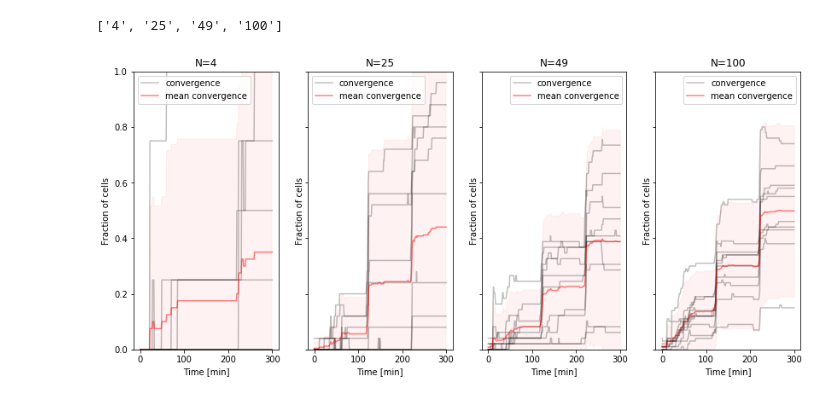
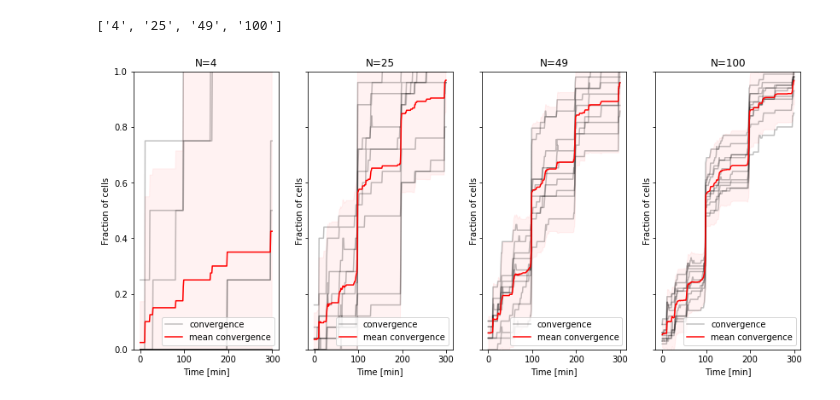
Before and after one commit to ss4774/evolution, a Jupyter notebook: plot_spread.ipynb, the cells around one changed output. Saved outputs shown, nothing was run; the diff lists cells and outputs as text; code cells hidden in the pictures.

```diff
--- a/plot_spread.ipynb
+++ b/plot_spread.ipynb
@@ -12,8 +12,14 @@ import itertools
 from scipy import stats
 
 import pickle
+# %%
+selected_folder = "functions_simple_or2"
+#selected_folder = "functions_simple_and2"
+selected_folder = "functions_minterms_or2"
+#selected_folder = "functions_minterms_and2"
+#selected_folder = "functions_minterms_xor2"
 # %%
-folder = os.path.join("tests", "functions_simple_or2")
+folder = os.path.join("tests", selected_folder)
 subfolders = os.listdir(folder)
 subfolders = [x for x in subfolders if os.path.isdir(os.path.join(folder,x))]
 subfolders = sorted(subfolders, key=lambda x: int(x))
@@ -120,35 +126,35 @@ for i, N in enumerate(Ns):
 
     T, Cs = results[N]
 
     for j,counts in enumerate(Cs):
         if not j:
             ax.plot(T, counts, color="black", alpha = 0.25, label='convergence')
         else:
             ax.plot(T, counts, color="black", alpha = 0.25, label='_no_legend')
     mean_Cs = np.mean(Cs, axis=0)
     std_CS = np.std(Cs, axis=0)
     Cs_low = mean_Cs - 1.96*std_CS
     Cs_up = mean_Cs + 1.96*std_CS
 
-    ax.plot(T, mean_Cs, color="red", alpha = 0.5, label='mean convergence')
+    ax.plot(T, mean_Cs, color="red", alpha = 1, label='mean convergence')
     ax.fill_between(T, Cs_low, Cs_up, color='red', alpha=0.05)
 
     ax.legend()
     ax.set_xlabel("Time [min]")
     ax.set_ylabel("Fraction of cells")
     ax.set_title(f"N={N}")
 
     ax.set_ylim([0,1])
 
     fig=plt.gcf()
 
     fig.set_size_inches([14,6])
 
 
 plt.savefig(os.path.join(folder,'convergence.pdf'), bbox_inches = 'tight')
 plt.show()
 # %% [output]
-[figure, old version]
+[figure, new version]
 # %%
 f = open(os.path.join(folder,'statistics.txt'),'w')
 
```
Also changed, not shown: 13 other files.
